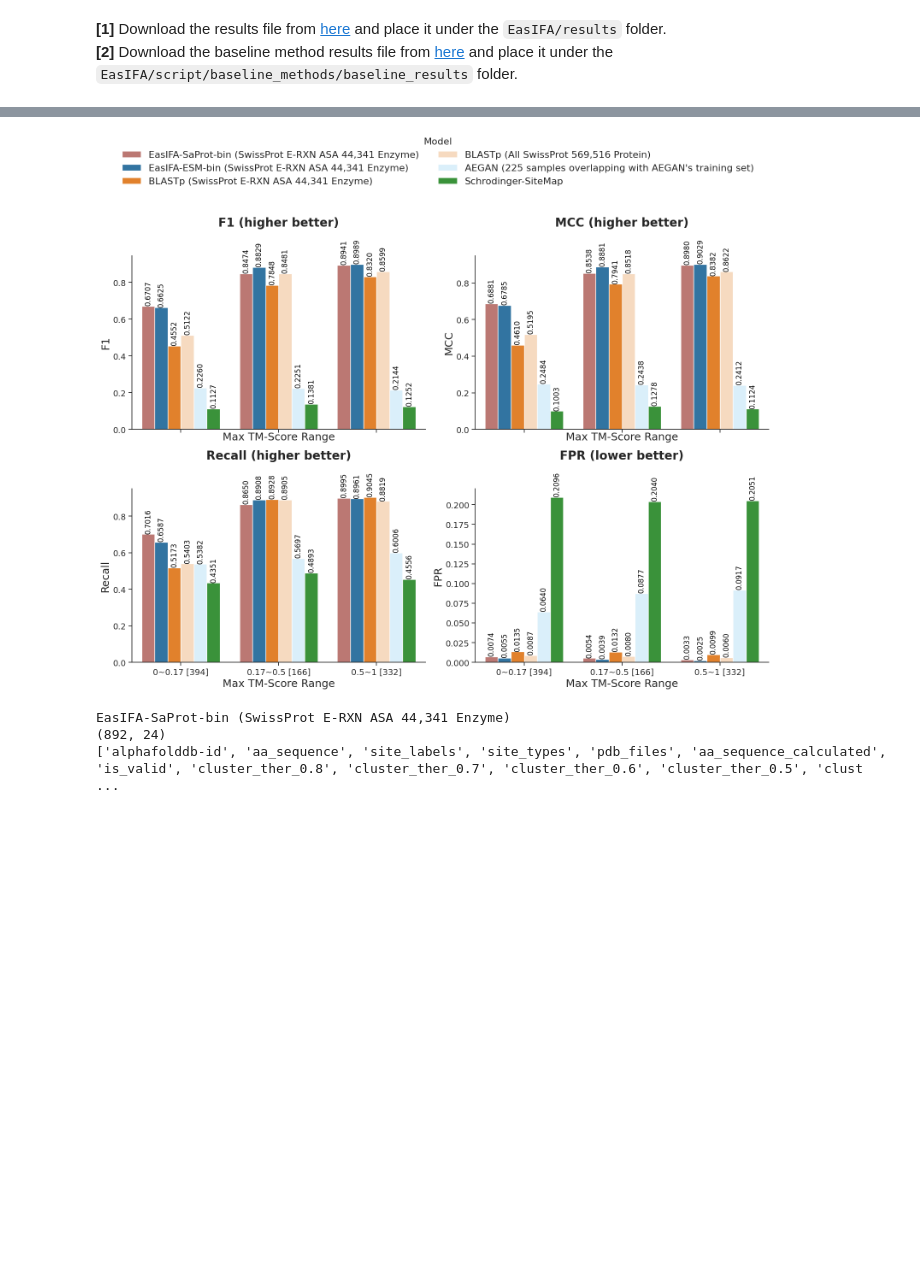
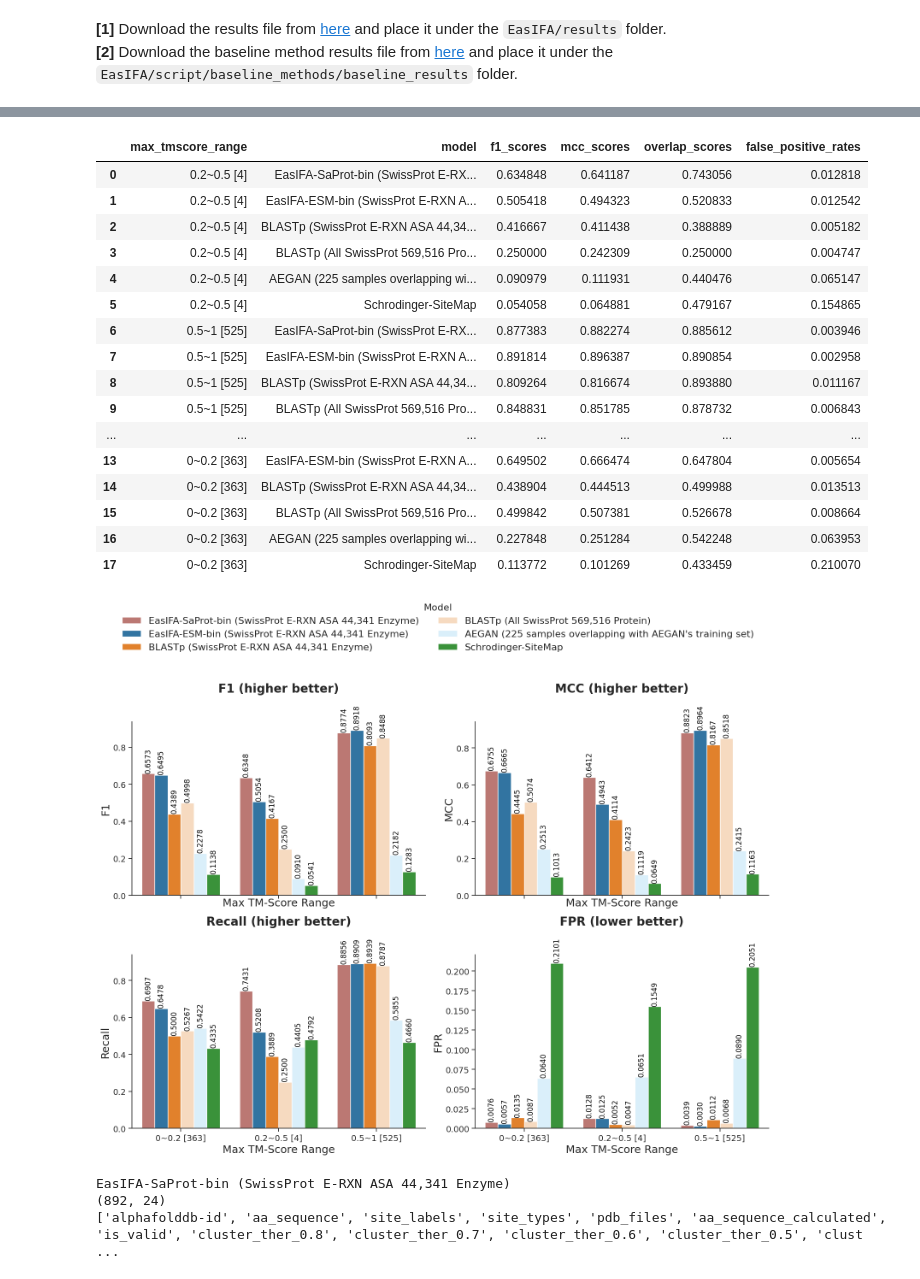
Before and after one commit to wangxr0526/EasIFA, a Jupyter notebook: script/scoring_results.ipynb, the cells around one changed output, grey strips where cells are left out. Saved outputs shown, nothing was run; the diff lists cells and outputs as text; code cells hidden in the pictures; blank space fills up the shorter version.

```diff
--- a/script/scoring_results.ipynb
+++ b/script/scoring_results.ipynb
@@ -44,8 +44,8 @@ def load_similar_df(similar_df_path, include_counts=False):
     similar_df = pd.read_csv(similar_df_path)
     # Categorize 'max_tmscore'
     similar_df.loc[similar_df['max_tmscore'] > 0.5, 'max_tmscore_range'] = '0.5~1'
-    similar_df.loc[(similar_df['max_tmscore'] <= 0.5) & (similar_df['max_tmscore'] > 0.17), 'max_tmscore_range'] = '0.17~0.5'
-    similar_df.loc[similar_df['max_tmscore'] <= 0.17, 'max_tmscore_range'] = '0~0.17'
+    similar_df.loc[(similar_df['max_tmscore'] <= 0.5) & (similar_df['max_tmscore'] > 0.2), 'max_tmscore_range'] = '0.2~0.5'
+    similar_df.loc[similar_df['max_tmscore'] <= 0.2, 'max_tmscore_range'] = '0~0.2'
 
 
 
@@ -132,12 +132,12 @@ for i, score in enumerate(score_list):
     # Add annotations
     for p in ax.patches:
         height = p.get_height()
-        ax.annotate(f'{height:.4f}', (p.get_x() + p.get_width() / 2., height), ha='center', va='center', fontsize=10, color='black', xytext=(0, 22), textcoords='offset points', rotation=90)
+        ax.annotate(f'{height:.4f}', (p.get_x() + p.get_width() / 2., height), ha='center', va='center', fontsize=12, color='black', xytext=(0, 22), textcoords='offset points', rotation=90)
         # if p.get_facecolor() in [ax.patches[j].get_facecolor() for j in [4, 5]]:  # Indices for BLASTp (All SwissProt) and AEGAN
         #     p.set_alpha(0.1)  # Set transparency
-    axes[i].set_title('{}'.format(score_name), fontsize=18, pad=50, fontweight='bold')
-    axes[i].set_xlabel('Enzyme Sequence Identity', fontsize=16)
-    axes[i].set_ylabel(score_name.split(' (')[0], fontsize=16)
+    axes[i].set_title('{}'.format(score_name), fontsize=20, pad=50, fontweight='bold')
+    axes[i].set_xlabel('Enzyme Sequence Identity', fontsize=18)
+    axes[i].set_ylabel(score_name.split(' (')[0], fontsize=18)
     axes[i].spines['top'].set_visible(False)
     axes[i].spines['right'].set_visible(False)
     axes[i].yaxis.grid(False)
@@ -208,6 +208,7 @@ mean_scores_max_tmscore_range['model'] = pd.Categorical(
 # }
 sns.set_theme(style='ticks')
 sns.set_palette(color_palette.values())
+display(mean_scores_max_tmscore_range)
 
 # 创建一个图并绘制所有分数
 fig, axes = plt.subplots(2, 2, figsize=(16, 12), sharex=True)
@@ -222,34 +223,51 @@ for i, score in enumerate(score_list):
     #     if 'BLASTp (All SwissProt 569,516 Protein)' in labels:
     #         for patch in container:
     #             patch.set_alpha(0.1)  # 设置透明度为50%
     # Add annotations
     for p in ax.patches:
         height = p.get_height()
         ax.annotate(f'{height:.4f}', (p.get_x() + p.get_width() / 2., height), ha='center', va='center', fontsize=12, color='black', xytext=(0, 22), textcoords='offset points', rotation=90)
 
     axes[i].set_title('{}'.format(score_name), fontsize=20, pad=50, fontweight='bold')
     axes[i].set_xlabel('Max TM-Score Range', fontsize=18)
     axes[i].set_ylabel(score_name.split(' (')[0], fontsize=18)
     axes[i].spines['top'].set_visible(False)
     axes[i].spines['right'].set_visible(False)
     axes[i].yaxis.grid(False)
     axes[i].tick_params(axis='both', labelsize=14)
     handles, labels = axes[0].get_legend_handles_labels()
     # 仅在第一个子图中显示图例
     if i == 0:
         axes[i].legend(title='Model', title_fontsize='13', fontsize='12')
         handles, labels = axes[0].get_legend_handles_labels()
 
 
     axes[i].get_legend().remove()
 
 # 统一图例
 
 fig.legend(handles, labels, loc='upper center', ncol=2, title='Model', frameon=False, fontsize='16', title_fontsize='16', bbox_to_anchor=(0.5, 1.10))
 plt.tight_layout(rect=[0, 0, 1, 0.95])
 plt.show()
 # %% [output]
+|  | max_tmscore_range | model | f1_scores | mcc_scores | overlap_scores | false_positive_rates |
+| 0 | 0.2~0.5 [4] | EasIFA-SaProt-bin (SwissProt E-RX... | 0.634848 | 0.641187 | 0.743056 | 0.012818 |
+| 1 | 0.2~0.5 [4] | EasIFA-ESM-bin (SwissProt E-RXN A... | 0.505418 | 0.494323 | 0.520833 | 0.012542 |
+| 2 | 0.2~0.5 [4] | BLASTp (SwissProt E-RXN ASA 44,34... | 0.416667 | 0.411438 | 0.388889 | 0.005182 |
+| 3 | 0.2~0.5 [4] | BLASTp (All SwissProt 569,516 Pro... | 0.250000 | 0.242309 | 0.250000 | 0.004747 |
+| 4 | 0.2~0.5 [4] | AEGAN (225 samples overlapping wi... | 0.090979 | 0.111931 | 0.440476 | 0.065147 |
+| 5 | 0.2~0.5 [4] | Schrodinger-SiteMap | 0.054058 | 0.064881 | 0.479167 | 0.154865 |
+| 6 | 0.5~1 [525] | EasIFA-SaProt-bin (SwissProt E-RX... | 0.877383 | 0.882274 | 0.885612 | 0.003946 |
+| 7 | 0.5~1 [525] | EasIFA-ESM-bin (SwissProt E-RXN A... | 0.891814 | 0.896387 | 0.890854 | 0.002958 |
+| 8 | 0.5~1 [525] | BLASTp (SwissProt E-RXN ASA 44,34... | 0.809264 | 0.816674 | 0.893880 | 0.011167 |
+| 9 | 0.5~1 [525] | BLASTp (All SwissProt 569,516 Pro... | 0.848831 | 0.851785 | 0.878732 | 0.006843 |
+| ... | ... | ... | ... | ... | ... | ... |
+| 13 | 0~0.2 [363] | EasIFA-ESM-bin (SwissProt E-RXN A... | 0.649502 | 0.666474 | 0.647804 | 0.005654 |
+| 14 | 0~0.2 [363] | BLASTp (SwissProt E-RXN ASA 44,34... | 0.438904 | 0.444513 | 0.499988 | 0.013513 |
+| 15 | 0~0.2 [363] | BLASTp (All SwissProt 569,516 Pro... | 0.499842 | 0.507381 | 0.526678 | 0.008664 |
+| 16 | 0~0.2 [363] | AEGAN (225 samples overlapping wi... | 0.227848 | 0.251284 | 0.542248 | 0.063953 |
+| 17 | 0~0.2 [363] | Schrodinger-SiteMap | 0.113772 | 0.101269 | 0.433459 | 0.210070 |
-[figure, old version]
+[figure, new version]
 # %%
 # %%
 # %%
```
Also changed, not shown: parts of 7 cells of this notebook, 11 other files.
